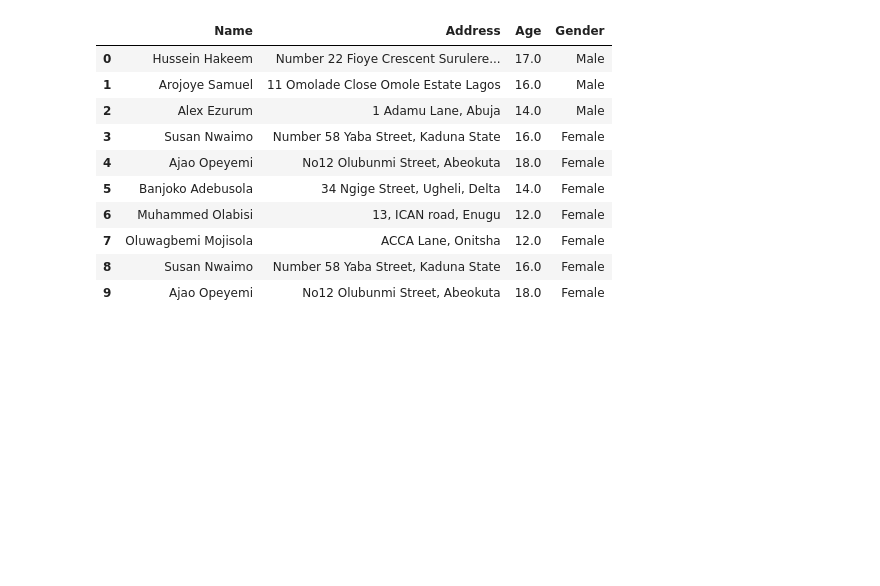
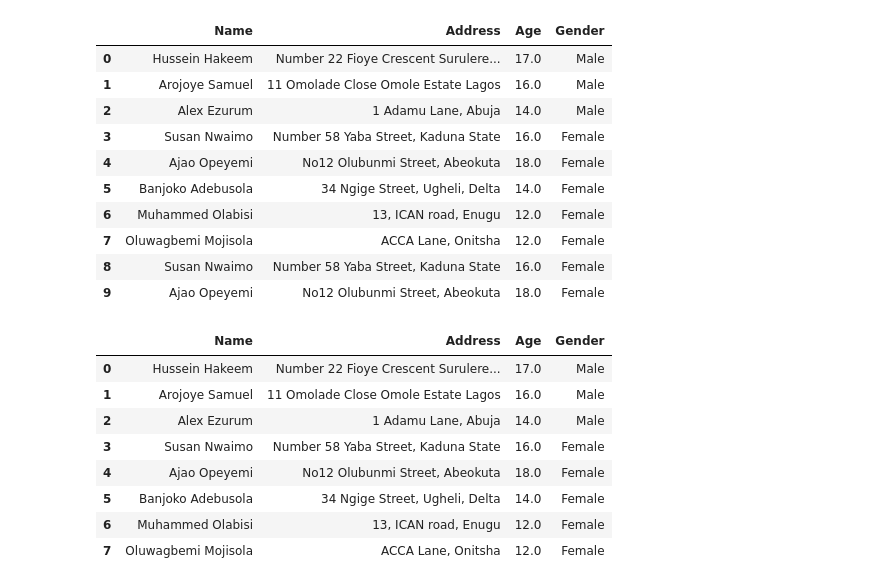
Before and after one commit to fernandonakagawa/ADS_5P_TE_Python_DS, a Jupyter notebook: Aula_16_Algoritmos_supervisionados.ipynb, the cells around one changed output. Drawn from its saved outputs; the diff is of its cells as text; code cells hidden in the pictures; blank space fills up the shorter version.

```diff
--- a/Aula_16_Algoritmos_supervisionados.ipynb
+++ b/Aula_16_Algoritmos_supervisionados.ipynb
@@ -260,9 +260,9 @@ See the caveats in the documentation: https://pandas.pydata.org/pandas-docs/stab
 | 9 | Ajao Opeyemi | No12 Olubunmi Street, Abeokuta | 18.0 | Female |
 # %%
 import math
-df2 = df.copy()
-df2['Age'].loc[df2['Age'] < 0 ] = math.floor(df2['Age'].mean())
-df2
+#df2 = df.copy()
+df['Age'].loc[df['Age'] < 0 ] = math.floor(df['Age'].mean())
+df
 # %% [output]
 A value is trying to be set on a copy of a slice from a DataFrame
 
@@ -279,3 +279,16 @@ See the caveats in the documentation: https://pandas.pydata.org/pandas-docs/stab
 | 7 | Oluwagbemi Mojisola | ACCA Lane, Onitsha | 12.0 | Female |
 | 8 | Susan Nwaimo | Number 58 Yaba Street, Kaduna State | 16.0 | Female |
 | 9 | Ajao Opeyemi | No12 Olubunmi Street, Abeokuta | 18.0 | Female |
+# %%
+df = df.drop_duplicates()
+df
+# %% [output]
+|  | Name | Address | Age | Gender |
+| 0 | Hussein Hakeem | Number 22 Fioye Crescent Surulere... | 17.0 | Male |
+| 1 | Arojoye Samuel | 11 Omolade Close Omole Estate Lagos | 16.0 | Male |
+| 2 | Alex Ezurum | 1 Adamu Lane, Abuja | 14.0 | Male |
+| 3 | Susan Nwaimo | Number 58 Yaba Street, Kaduna State | 16.0 | Female |
+| 4 | Ajao Opeyemi | No12 Olubunmi Street, Abeokuta | 18.0 | Female |
+| 5 | Banjoko Adebusola | 34 Ngige Street, Ugheli, Delta | 14.0 | Female |
+| 6 | Muhammed Olabisi | 13, ICAN road, Enugu | 12.0 | Female |
+| 7 | Oluwagbemi Mojisola | ACCA Lane, Onitsha | 12.0 | Female |
```
